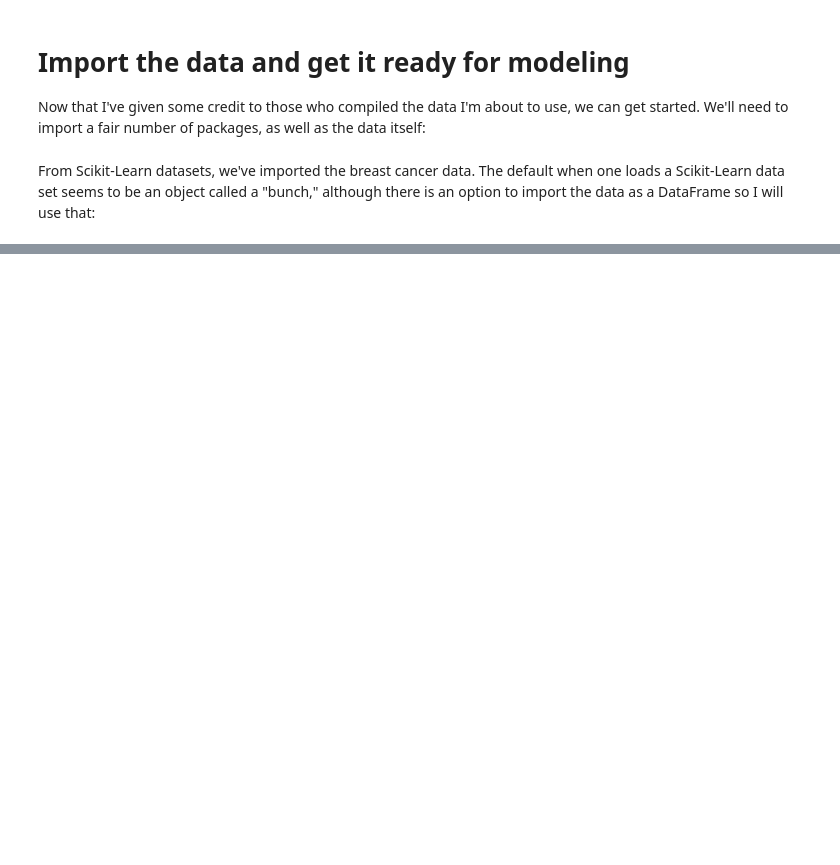
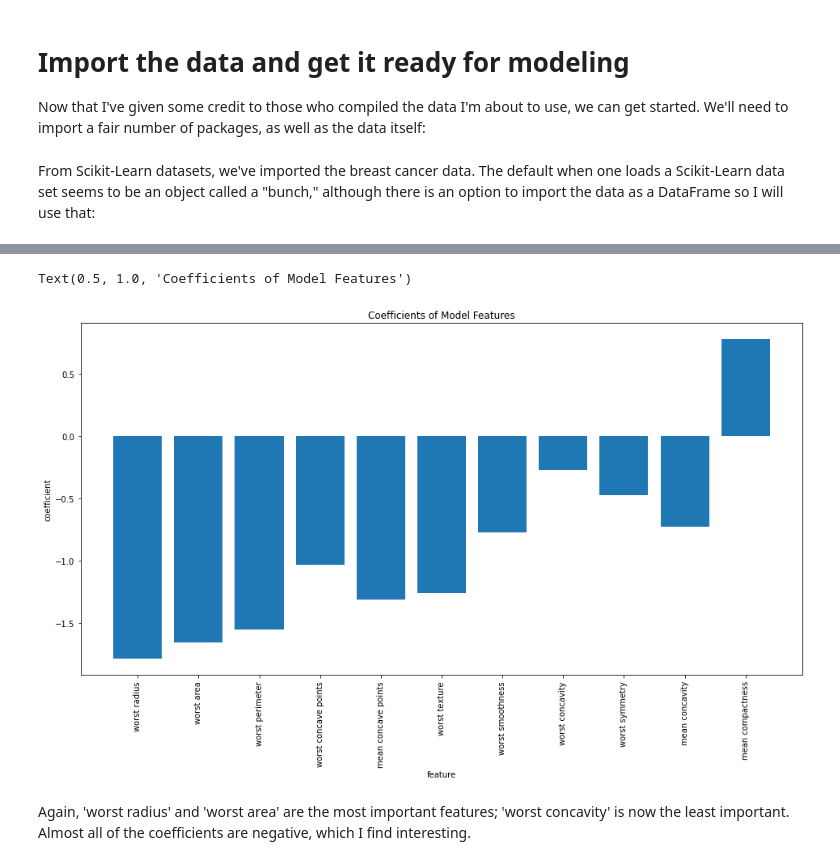
Before and after one commit to macaler/breast_cancer_logistic_regression, a Jupyter notebook: MAC_bc_lr_project.ipynb, the cells around one changed output, grey strips where cells are left out. Cells and saved outputs as stored; diff of their text form; code cells hidden in the pictures; blank space fills up the shorter version.

```diff
--- a/MAC_bc_lr_project.ipynb
+++ b/MAC_bc_lr_project.ipynb
@@ -299,0 +236,21 @@ As I mentioned above, I did not exhaustively try every combination of non-error
+# %%
+# Code again borrowed from Codecademy to take a look at the model coefficients:
+coefficients = bc_l_r_2.coef_
+coefficients = coefficients.tolist()[0]
+
+# Plot a bar graph of coefficients:
+plt.figure(figsize=(16,8))
+plt.bar([1,2,3,4,5,6,7,8,9,10,11],coefficients)
+plt.xticks([1,2,3,4,5,6,7,8,9,10,11],\
+           ['worst radius', 'worst area', 'worst perimeter', 'worst concave points', \
+                          'mean concave points', 'worst texture', 'worst smoothness', 'worst concavity', \
+                          'worst symmetry', 'mean concavity', 'mean compactness'], rotation = 90)
+
+plt.xlabel('feature')
+plt.ylabel('coefficient')
+plt.title('Coefficients of Model Features')
+# %% [output]
+Text(0.5, 1.0, 'Coefficients of Model Features')
+[figure, added]
+# %% [markdown]
+Again, 'worst radius' and 'worst area' are the most important features; 'worst concavity' is now the least important. Almost all of the coefficients are negative, which I find interesting.
```
Also changed, not shown: parts of 40 cells of this notebook.
